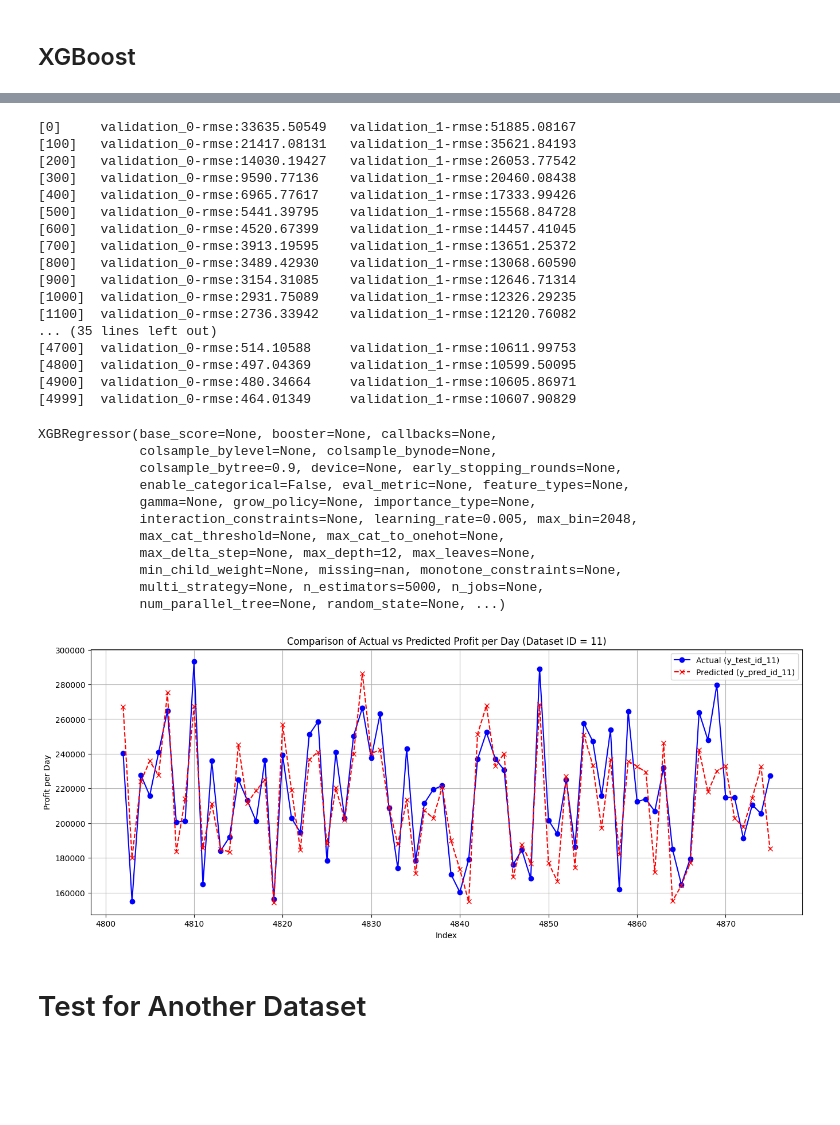
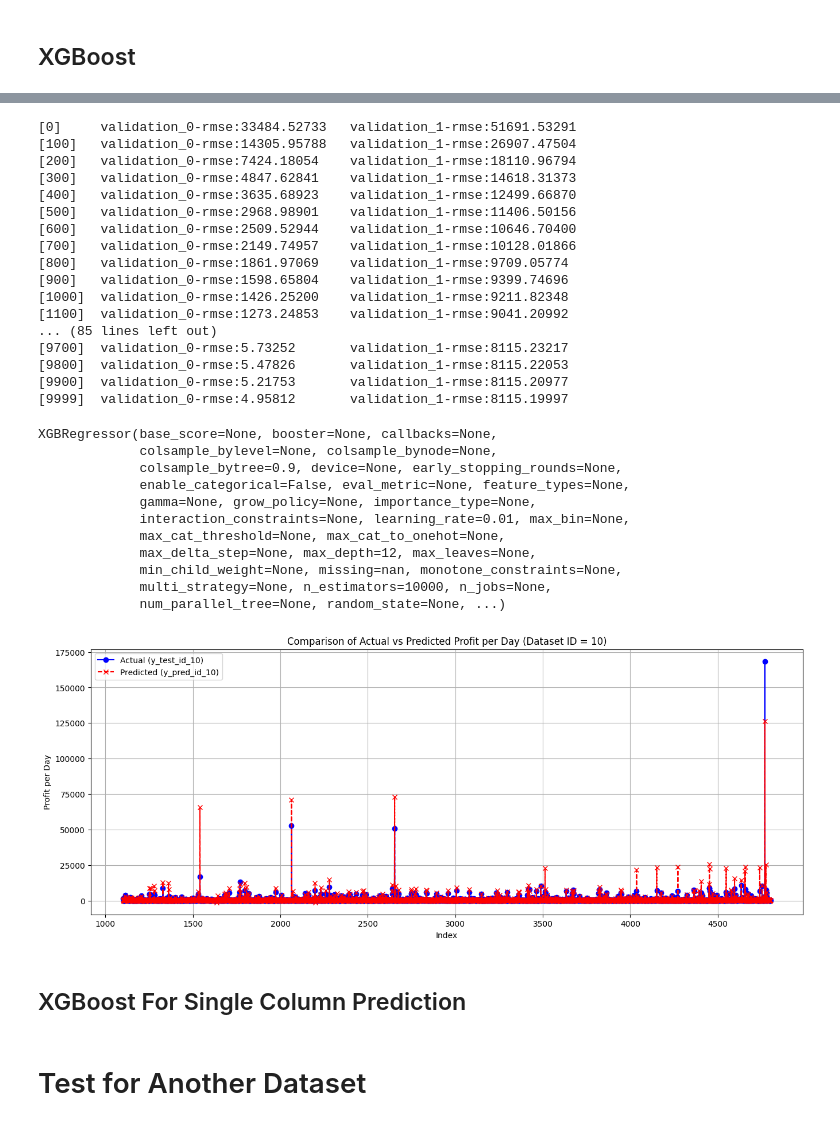
Before and after one commit to Bizniz-Corp/Pretrained-Prediksi-Profit-Model, a Jupyter notebook: Model/ModelPrediksiProfit.ipynb, the cells around one changed output, grey strips where cells are left out. Saved outputs shown, nothing was run; the diff lists cells and outputs as text; code cells hidden in the pictures; blank space fills up the shorter version.

Commit message:
change file model

```diff
--- a/Model/prediksiProfit.ipynb
+++ b/Model/ModelPrediksiProfit.ipynb
@@ -106,8 +109,6 @@ def clean_column_names(df):
     df = df.loc[:, ~df.columns.str.contains('cust')]
 
     return df
-# %%
-listTest = [clean_column_names(df) for df in listTest]
 # %% [markdown]
 ## Date
 # %%
@@ -142,13 +143,13 @@ def standardize_date_columns(df):
 
     df['TEMP DATE'] = pd.concat(standardized_dates, axis=1).bfill(axis=1).iloc[:, 0]
 
-    df = df.sort_values('TEMP DATE')
+    df = df.sort_values('TEMP DATE').reset_index(drop=True)
     return df
 # %% [markdown]
 ## Product
 # %%
 def standardize_product_columns(df):
-    prioritize_name = ['sku', 'description', 'name', 'detail', 'product', 'article']
+    prioritize_name = ['sku', 'description', 'name', 'detail', 'product', 'article', 'menu']
     found_columns = []
 
     for name in prioritize_name:
@@ -169,6 +170,7 @@ def standardize_product_columns(df):
     for i in range(len(delete_col)):
         found_columns.pop(delete_col[i])
 
+
     df = df.rename(columns={f'{found_columns[0]}': 'TEMP PRODUCT'})
 
     found_columns = []
@@ -457,8 +692,8 @@ for df in [X_train_full, X_test_full]:
 from xgboost import XGBRegressor
 
 model = XGBRegressor(
-    n_estimators=5000,
-    learning_rate=0.005,
+    n_estimators=10000,
+    learning_rate=0.01,
     max_depth=12,
     subsample=0.3,
     colsample_bytree=0.9,
@@ -474,50 +709,53 @@ model.fit(
     verbose=100
 )
 # %% [output]
-[0]     validation_0-rmse:33635.50549   validation_1-rmse:51885.08167
-[100]   validation_0-rmse:21417.08131   validation_1-rmse:35621.84193
-[200]   validation_0-rmse:14030.19427   validation_1-rmse:26053.77542
-[300]   validation_0-rmse:9590.77136    validation_1-rmse:20460.08438
-[400]   validation_0-rmse:6965.77617    validation_1-rmse:17333.99426
-[500]   validation_0-rmse:5441.39795    validation_1-rmse:15568.84728
-[600]   validation_0-rmse:4520.67399    validation_1-rmse:14457.41045
-[700]   validation_0-rmse:3913.19595    validation_1-rmse:13651.25372
-[800]   validation_0-rmse:3489.42930    validation_1-rmse:13068.60590
-[900]   validation_0-rmse:3154.31085    validation_1-rmse:12646.71314
-[1000]  validation_0-rmse:2931.75089    validation_1-rmse:12326.29235
-[1100]  validation_0-rmse:2736.33942    validation_1-rmse:12120.76082
-... (35 lines left out)
-[4700]  validation_0-rmse:514.10588     validation_1-rmse:10611.99753
-[4800]  validation_0-rmse:497.04369     validation_1-rmse:10599.50095
-[4900]  validation_0-rmse:480.34664     validation_1-rmse:10605.86971
-[4999]  validation_0-rmse:464.01349     validation_1-rmse:10607.90829
+[0]     validation_0-rmse:33484.52733   validation_1-rmse:51691.53291
+[100]   validation_0-rmse:14305.95788   validation_1-rmse:26907.47504
+[200]   validation_0-rmse:7424.18054    validation_1-rmse:18110.96794
+[300]   validation_0-rmse:4847.62841    validation_1-rmse:14618.31373
+[400]   validation_0-rmse:3635.68923    validation_1-rmse:12499.66870
+[500]   validation_0-rmse:2968.98901    validation_1-rmse:11406.50156
+[600]   validation_0-rmse:2509.52944    validation_1-rmse:10646.70400
+[700]   validation_0-rmse:2149.74957    validation_1-rmse:10128.01866
+[800]   validation_0-rmse:1861.97069    validation_1-rmse:9709.05774
+[900]   validation_0-rmse:1598.65804    validation_1-rmse:9399.74696
+[1000]  validation_0-rmse:1426.25200    validation_1-rmse:9211.82348
+[1100]  validation_0-rmse:1273.24853    validation_1-rmse:9041.20992
+... (85 lines left out)
+[9700]  validation_0-rmse:5.73252       validation_1-rmse:8115.23217
+[9800]  validation_0-rmse:5.47826       validation_1-rmse:8115.22053
+[9900]  validation_0-rmse:5.21753       validation_1-rmse:8115.20977
+[9999]  validation_0-rmse:4.95812       validation_1-rmse:8115.19997
 XGBRegressor(base_score=None, booster=None, callbacks=None,
              colsample_bylevel=None, colsample_bynode=None,
              colsample_bytree=0.9, device=None, early_stopping_rounds=None,
              enable_categorical=False, eval_metric=None, feature_types=None,
              gamma=None, grow_policy=None, importance_type=None,
-             interaction_constraints=None, learning_rate=0.005, max_bin=2048,
+             interaction_constraints=None, learning_rate=0.01, max_bin=None,
              max_cat_threshold=None, max_cat_to_onehot=None,
              max_delta_step=None, max_depth=12, max_leaves=None,
              min_child_weight=None, missing=nan, monotone_constraints=None,
-             multi_strategy=None, n_estimators=5000, n_jobs=None,
+             multi_strategy=None, n_estimators=10000, n_jobs=None,
              num_parallel_tree=None, random_state=None, ...)
 # %%
 figsize=(16, 6)
 # %%
 import matplotlib.pyplot as plt
+id = 10
 
-X_test_id_11 = X_test_full[X_test_full['Dataset_ID'] == 11]
-y_test_id_11 = y_test_full[X_test_full['Dataset_ID'] == 11]
-y_pred_id_11 = model.predict(X_test_id_11)
+X_test_id = X_test_full[X_test_full['Dataset_ID'] == id]
+y_test_id = y_test_full[X_test_full['Dataset_ID'] == id]
+y_pred_id = model.predict(X_test_id)
 plt.figure(figsize=figsize)
-plt.plot(y_test_id_11.index, y_test_id_11, label='Actual (y_test_id_11)', color='blue', linestyle='-', marker='o')
-plt.plot(y_test_id_11.index, y_pred_id_11, label='Predicted (y_pred_id_11)', color='red', linestyle='--', marker='x')
-plt.title('Comparison of Actual vs Predicted Profit per Day (Dataset ID = 11)')
+plt.plot(y_test_id.index, y_test_id, label=f'Actual (y_test_id_{id})', color='blue', linestyle='-', marker='o')
+plt.plot(y_test_id.index, y_pred_id, label=f'Predicted (y_pred_id_{id})', color='red', linestyle='--', marker='x')
+plt.title(f'Comparison of Actual vs Predicted Profit per Day (Dataset ID = {id})')
 plt.xlabel('Index')
 plt.ylabel('Profit per Day')
 plt.legend()
 plt.grid(True)
 plt.show()
 # %% [output]
-[figure, old version]
+[figure, new version]
+# %% [markdown]
+## XGBoost For Single Column Prediction
```
Also changed, not shown: parts of 18 cells of this notebook.
